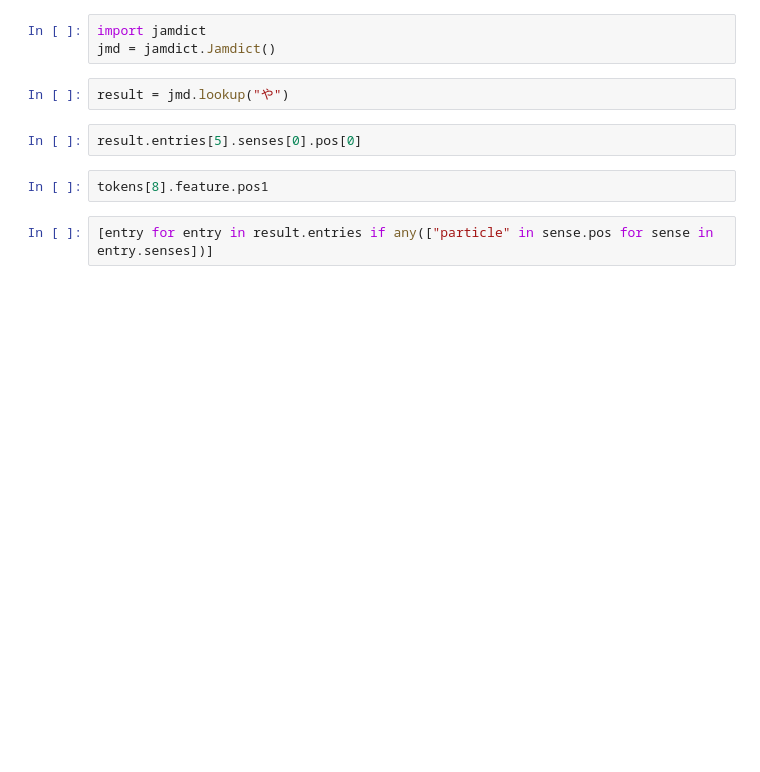
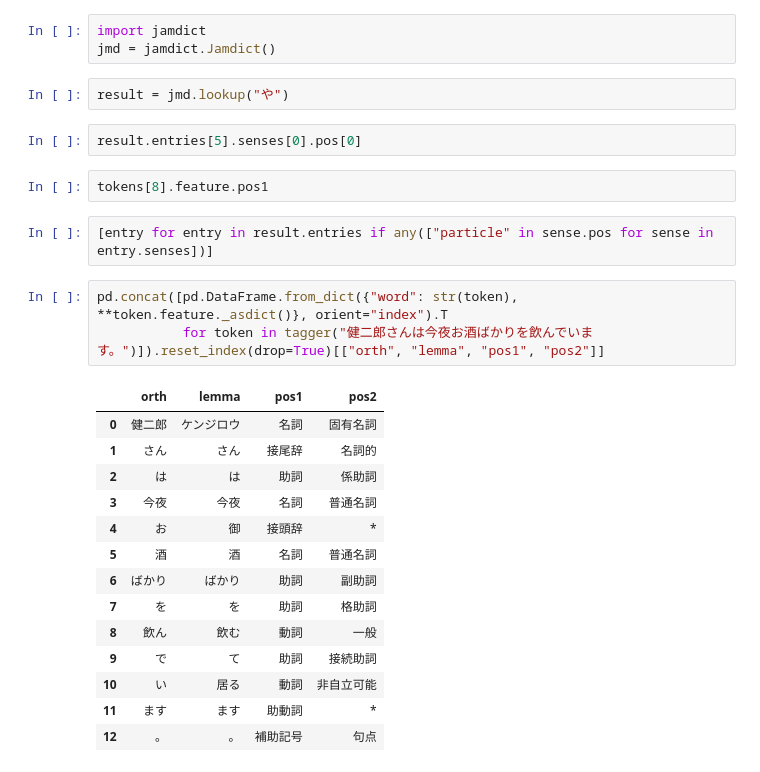
Before and after one commit to mrlovre/japp, a Jupyter notebook: extractor.ipynb, the cells around one changed output. Cells and saved outputs as stored; diff of their text form; blank space fills up the shorter version.

```diff
--- a/extractor.ipynb
+++ b/extractor.ipynb
@@ -279,3 +279,21 @@ result.entries[5].senses[0].pos[0]
 tokens[8].feature.pos1
 # %%
 [entry for entry in result.entries if any(["particle" in sense.pos for sense in entry.senses])]
+# %%
+pd.concat([pd.DataFrame.from_dict({"word": str(token), **token.feature._asdict()}, orient="index").T
+           for token in tagger("健二郎さんは今夜お酒ばかりを飲んでいます。")]).reset_index(drop=True)[["orth", "lemma", "pos1", "pos2"]]
+# %% [output]
+|  | orth | lemma | pos1 | pos2 |
+| 0 | 健二郎 | ケンジロウ | 名詞 | 固有名詞 |
+| 1 | さん | さん | 接尾辞 | 名詞的 |
+| 2 | は | は | 助詞 | 係助詞 |
+| 3 | 今夜 | 今夜 | 名詞 | 普通名詞 |
+| 4 | お | 御 | 接頭辞 | * |
+| 5 | 酒 | 酒 | 名詞 | 普通名詞 |
+| 6 | ばかり | ばかり | 助詞 | 副助詞 |
+| 7 | を | を | 助詞 | 格助詞 |
+| 8 | 飲ん | 飲む | 動詞 | 一般 |
+| 9 | で | て | 助詞 | 接続助詞 |
+| 10 | い | 居る | 動詞 | 非自立可能 |
+| 11 | ます | ます | 助動詞 | * |
+| 12 | 。 | 。 | 補助記号 | 句点 |
```
Also changed, not shown: parts of 1 cell of this notebook, 31 other files.
